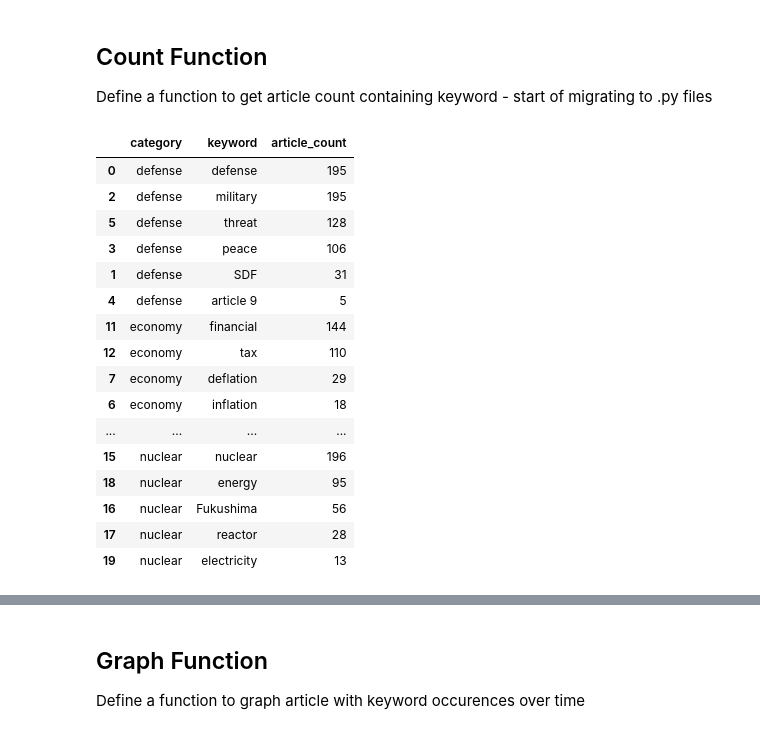
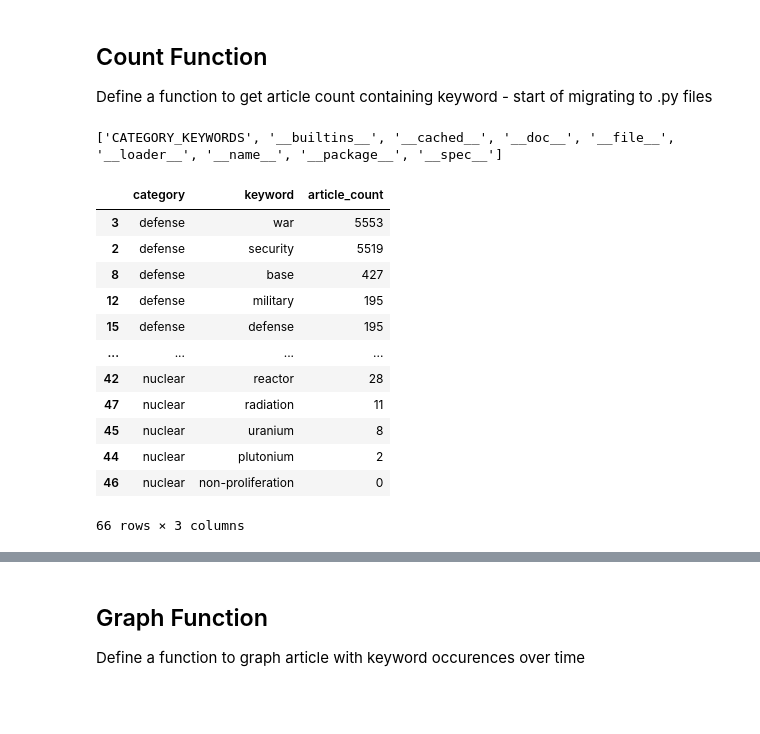
Before and after one commit to ninaudagawa/Media-Politics, a Jupyter notebook: project/notebooks/news_analysis.ipynb, the cells around one changed output, grey strips where cells are left out. Saved outputs shown, nothing was run; the diff lists cells and outputs as text; code cells hidden in the pictures; blank space fills up the shorter version.

```diff
--- a/project/notebooks/news_analysis.ipynb
+++ b/project/notebooks/news_analysis.ipynb
@@ -110,71 +110,38 @@ keyword_numrows
 ## Count Function
 
 Define a function to get article count containing keyword - start of migrating to .py files
+# %%
+import keywords
+print(dir(keywords))
+# %% [output]
+['CATEGORY_KEYWORDS', '__builtins__', '__cached__', '__doc__', '__file__', '__loader__', '__name__', '__package__', '__spec__']
 # %%
-defense_keywords = [
-    #"防衛", "安全保障", "自衛隊", "軍事", "国防", "安保", "平和",
-    'defense', 'SDF', 'military', 'peace',
-    #"外交", "同盟", "条約", "国際", "日米", "脅威", "抑止", "改正", "9条", "憲法"
-    'article 9', 'threat'
-]
-
-economy_keywords = [
-    #"経済", "GDP", "インフレ", "デフレ", "金利", "円安", "円高",
-    'inflation', 'deflation', 'interest rate', 'exchange rate', 'GDP',
-    #"景気", "財政", "税収", "賃金", "物価", "雇用", "失業", "成長"
-    'financial', 'tax', 'price level', 'unemployment'
-
-]
-
-nuclear_keywords = [
-    #"原発", "核", "原子力", "放射線", "廃炉", "再稼働", "福島",
-    'nuclear', 'Fukushima', 'reactor',
-    #"エネルギー", "電力", "脱原発"
-    'energy', 'electricity'
-]
-
-immigration_keywords = [
-    #"移民", "外国人", "難民", "在留", "ビザ", "国籍", "入管",
-    'immigration', 'immigrant', 'refugee', 'nationality', 'residency'
-    #"技能実習", "定住", "多文化"
-]
-
-# Map each category to its keywords
-categories = {
-    "defense":     defense_keywords,
-    "economy":     economy_keywords,
-    "nuclear":     nuclear_keywords,
-    "immigration": immigration_keywords,
-}
+from keywords import CATEGORY_KEYWORDS          # ← ADD: import the shared dictionary
 
 def keyword_article_count(keyword, df):
     return df['text'].str.contains(keyword, case=False, na=False).sum()
 
 rows = []
-for category, keywords in categories.items():
+for category, keywords in CATEGORY_KEYWORDS.items():   # ← CHANGE: categories → CATEGORY_KEYWORDS
     for kw in keywords:
         count = keyword_article_count(kw, JPnews_pd_indexed)
         rows.append({"category": category, "keyword": kw, "article_count": count})
 
 results_df = pd.DataFrame(rows).sort_values(["category", "article_count"], ascending=[True, False])
 results_df
 # %% [output]
 |  | category | keyword | article_count |
-| 0 | defense | defense | 195 |
-| 2 | defense | military | 195 |
-| 5 | defense | threat | 128 |
-| 3 | defense | peace | 106 |
-| 1 | defense | SDF | 31 |
-| 4 | defense | article 9 | 5 |
-| 11 | economy | financial | 144 |
-| 12 | economy | tax | 110 |
-| 7 | economy | deflation | 29 |
-| 6 | economy | inflation | 18 |
+| 3 | defense | war | 5553 |
+| 2 | defense | security | 5519 |
+| 8 | defense | base | 427 |
+| 12 | defense | military | 195 |
+| 15 | defense | defense | 195 |
 | ... | ... | ... | ... |
-| 15 | nuclear | nuclear | 196 |
-| 18 | nuclear | energy | 95 |
-| 16 | nuclear | Fukushima | 56 |
-| 17 | nuclear | reactor | 28 |
-| 19 | nuclear | electricity | 13 |
+| 42 | nuclear | reactor | 28 |
+| 47 | nuclear | radiation | 11 |
+| 45 | nuclear | uranium | 8 |
+| 44 | nuclear | plutonium | 2 |
+| 46 | nuclear | non-proliferation | 0 |
+66 rows × 3 columns
 # %%
 def category_article_count(keywords, df):
```
Also changed, not shown: parts of 3 cells of this notebook, 7 other files.
